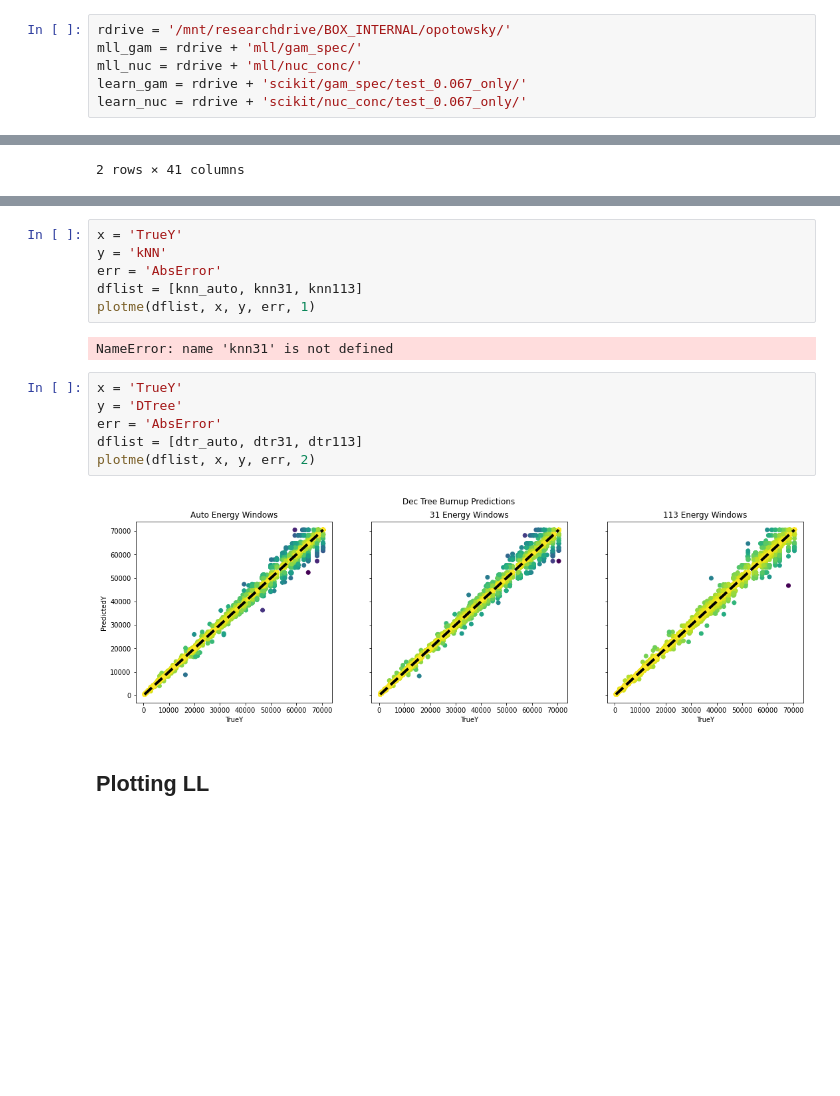
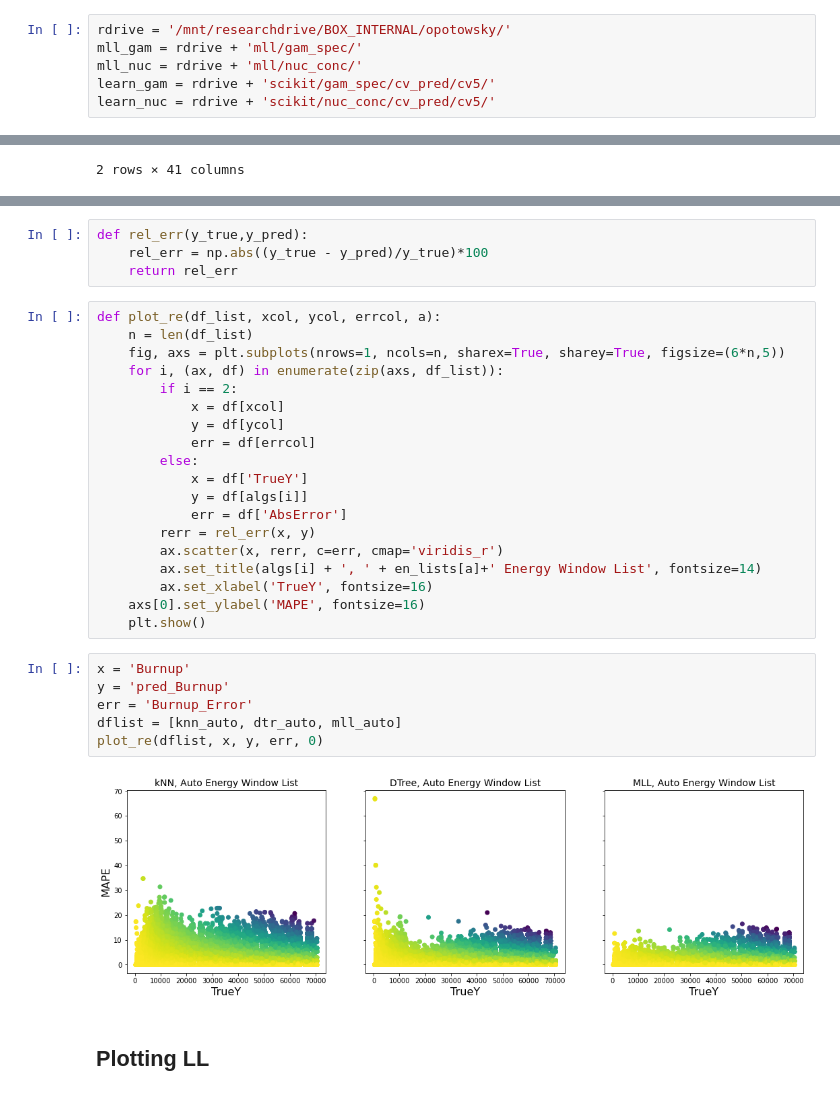
Before and after one commit to opotowsky/process_results, a Jupyter notebook: plot_predictions.ipynb, the cells around one changed output, grey strips where cells are left out. Cells and saved outputs as stored; diff of their text form; blank space fills up the shorter version.

```diff
--- a/plot_predictions.ipynb
+++ b/plot_predictions.ipynb
@@ -7,6 +7,6 @@ import matplotlib.pyplot as plt
 rdrive = '/mnt/researchdrive/BOX_INTERNAL/opotowsky/'
 mll_gam = rdrive + 'mll/gam_spec/'
 mll_nuc = rdrive + 'mll/nuc_conc/'
-learn_gam = rdrive + 'scikit/gam_spec/test_0.067_only/'
-learn_nuc = rdrive + 'scikit/nuc_conc/test_0.067_only/'
+learn_gam = rdrive + 'scikit/gam_spec/cv_pred/cv5/'
+learn_nuc = rdrive + 'scikit/nuc_conc/cv_pred/cv5/'
 # %%
@@ -77,19 +68,34 @@ plotme(dflist, x, y, err, 0)
+# %%
+def rel_err(y_true,y_pred):
+    rel_err = np.abs((y_true - y_pred)/y_true)*100
+    return rel_err
+# %%
+def plot_re(df_list, xcol, ycol, errcol, a):
+    n = len(df_list)
+    fig, axs = plt.subplots(nrows=1, ncols=n, sharex=True, sharey=True, figsize=(6*n,5))
+    for i, (ax, df) in enumerate(zip(axs, df_list)):
+        if i == 2:
+            x = df[xcol]
+            y = df[ycol]
+            err = df[errcol]
+        else:
+            x = df['TrueY']
+            y = df[algs[i]]
+            err = df['AbsError']
+        rerr = rel_err(x, y)
+        ax.scatter(x, rerr, c=err, cmap='viridis_r')
+        ax.set_title(algs[i] + ', ' + en_lists[a]+' Energy Window List', fontsize=14)
+        ax.set_xlabel('TrueY', fontsize=16)
+    axs[0].set_ylabel('MAPE', fontsize=16)
+    plt.show()
 # %%
-x = 'TrueY'
-y = 'kNN'
-err = 'AbsError'
-dflist = [knn_auto, knn31, knn113]
-plotme(dflist, x, y, err, 1)
+x = 'Burnup'
+y = 'pred_Burnup'
+err = 'Burnup_Error'
+dflist = [knn_auto, dtr_auto, mll_auto]
+plot_re(dflist, x, y, err, 0)
 # %% [output]
-NameError: name 'knn31' is not defined
+[figure, added]
-# %%
-x = 'TrueY'
-y = 'DTree'
-err = 'AbsError'
-dflist = [dtr_auto, dtr31, dtr113]
-plotme(dflist, x, y, err, 2)
-# %% [output]
-[figure, removed]
 # %% [markdown]
 ## Plotting LL
 # %%
```
Also changed, not shown: parts of 7 cells of this notebook, 2 other files.
